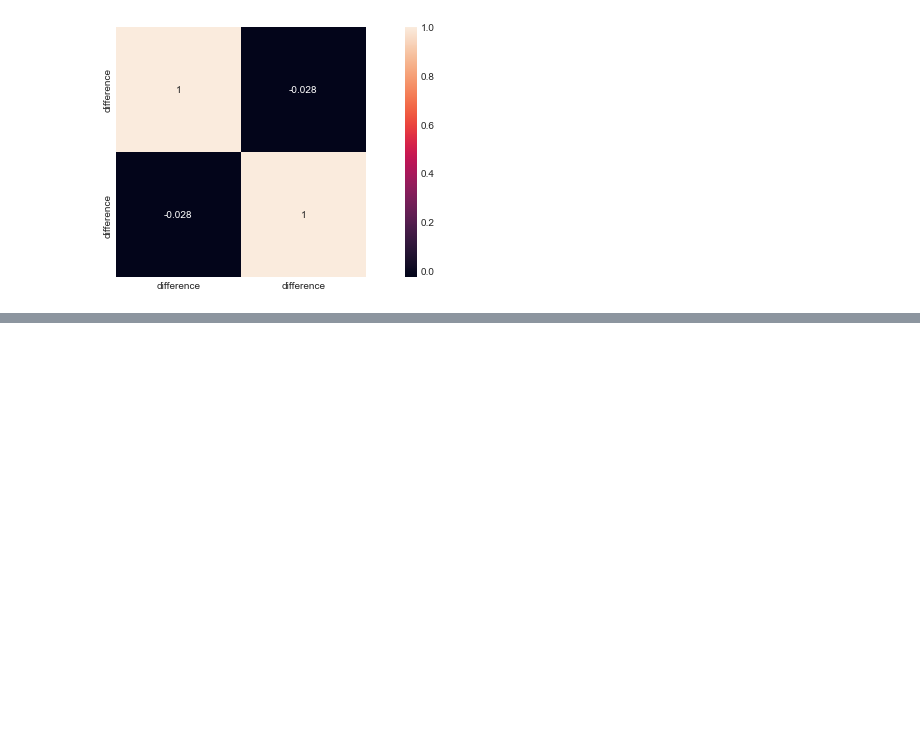
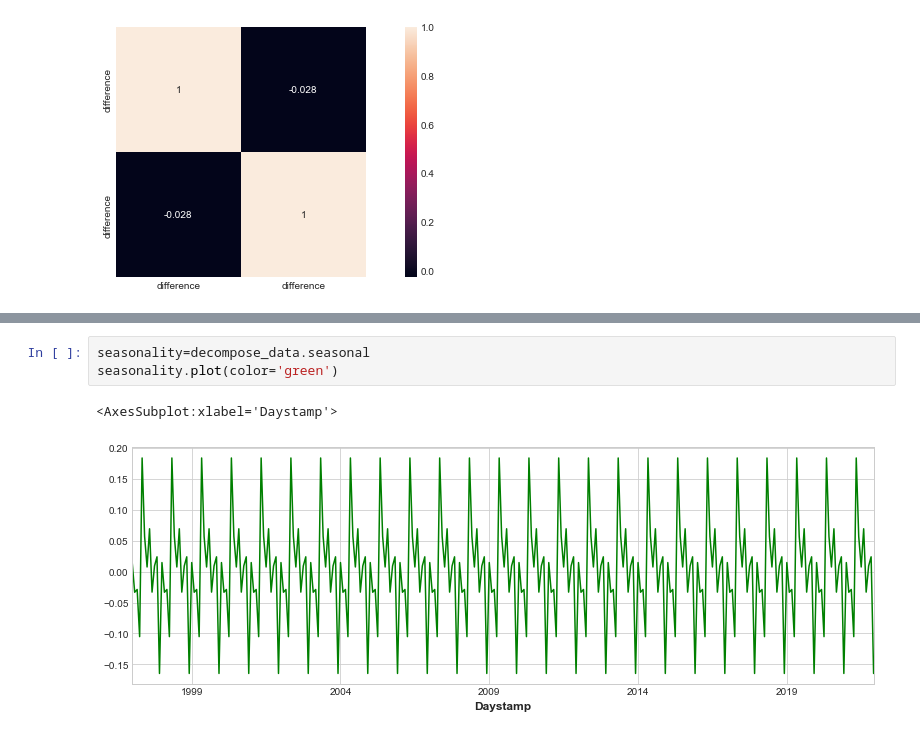
Before and after one commit to ZdenkoCCT/CA2Git, a Jupyter notebook: Cleaned data-Statistics.ipynb, the cells around one changed output, grey strips where cells are left out. Cells and saved outputs as stored; diff of their text form; blank space fills up the shorter version.

```diff
--- a/Cleaned data-Statistics.ipynb
+++ b/Cleaned data-Statistics.ipynb
@@ -833,0 +855,6 @@ sns.heatmap(corrmat,annot=True,square=True)
+# %%
+seasonality=decompose_data.seasonal
+seasonality.plot(color='green')
+# %% [output]
+<AxesSubplot:xlabel='Daystamp'>
+[figure, added]
```
Also changed, not shown: parts of 57 cells of this notebook, 2 other files.
